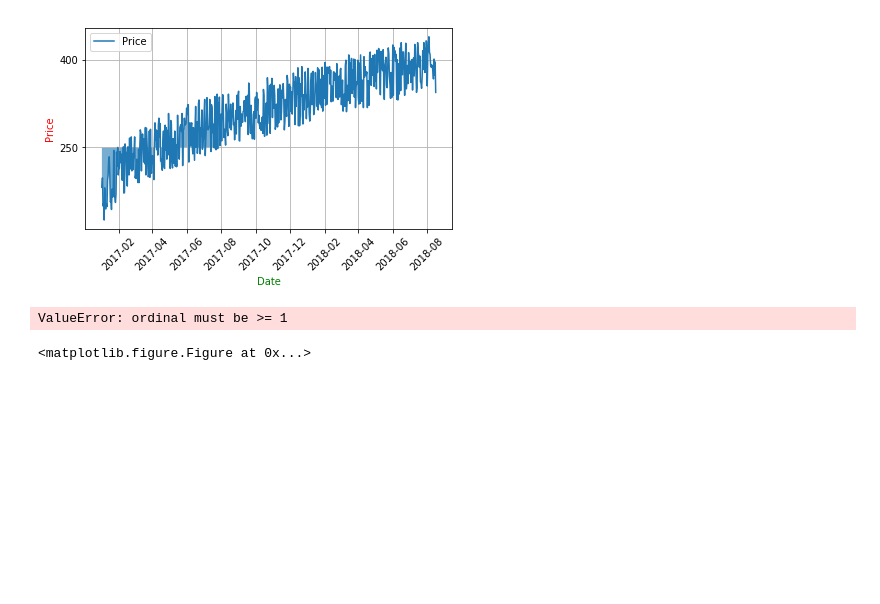
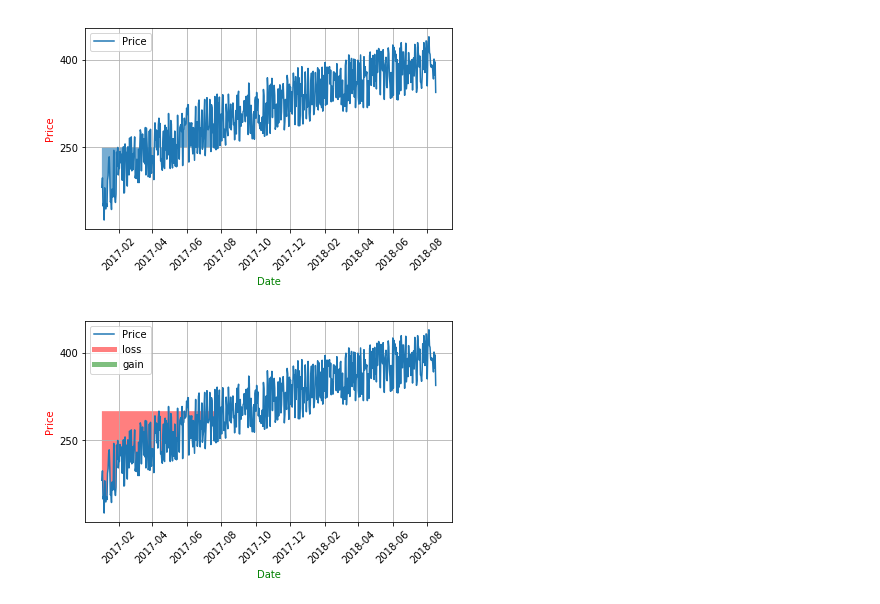
Before and after one commit to surya1singh/matplotlib_examples, a Jupyter notebook: Level 1.ipynb, the cells around one changed output. Cells and saved outputs as stored; diff of their text form; code cells hidden in the pictures; blank space fills up the shorter version.

```diff
--- a/Level 1.ipynb
+++ b/Level 1.ipynb
@@ -87,36 +87,33 @@ plt.show()
 # %% [output]
 [figure]
 # %%
-
 fig = plt.figure()
 ax1 = plt.subplot2grid((1,1), (0,0))
 
 ax1.plot_date(dates, price,'-', label='Price')
 
 ax1.plot([],[],linewidth=5, label='loss', color='r',alpha=0.5)
 ax1.plot([],[],linewidth=5, label='gain', color='g',alpha=0.5)
 
 
 for label in ax1.xaxis.get_ticklabels():
     label.set_rotation(45)
 
 ax1.grid(True)#, color='g', linestyle='-', linewidth=5)
 
 ax1.xaxis.label.set_color('g')
 ax1.yaxis.label.set_color('r')
 
 ax1.set_yticks([100,250,400,550]) # Y-axis will show value only 100,250,400,550
 
-#ax1.fill_between(dates[:200],250,price[:200] , alpha=0.6) # fill graph with color
-ax1.fill_between(price[:200], price[:200], 300, facecolor='g', alpha=0.5)
-ax1.fill_between(price[:200], price[:200], 300, facecolor='r', alpha=0.5)
+ax1.fill_between(dates[:200], price[:200], 300, where=(price[:200] > 300), facecolor='g', alpha=0.5)
+ax1.fill_between(dates[:200], price[:200], 300, where=(price[:200] < 300), facecolor='r', alpha=0.5)
 
 
 plt.xlabel('Date')
 plt.ylabel('Price')
 plt.legend()
 plt.subplots_adjust(left=0.09, bottom=0.20, right=0.94, top=0.90, wspace=0.2, hspace=0)
 plt.show()
 # %% [output]
-ValueError: ordinal must be >= 1
-<matplotlib.figure.Figure at 0x...>
+[figure, added]
```
Also changed, not shown: parts of 1 cell of this notebook.
